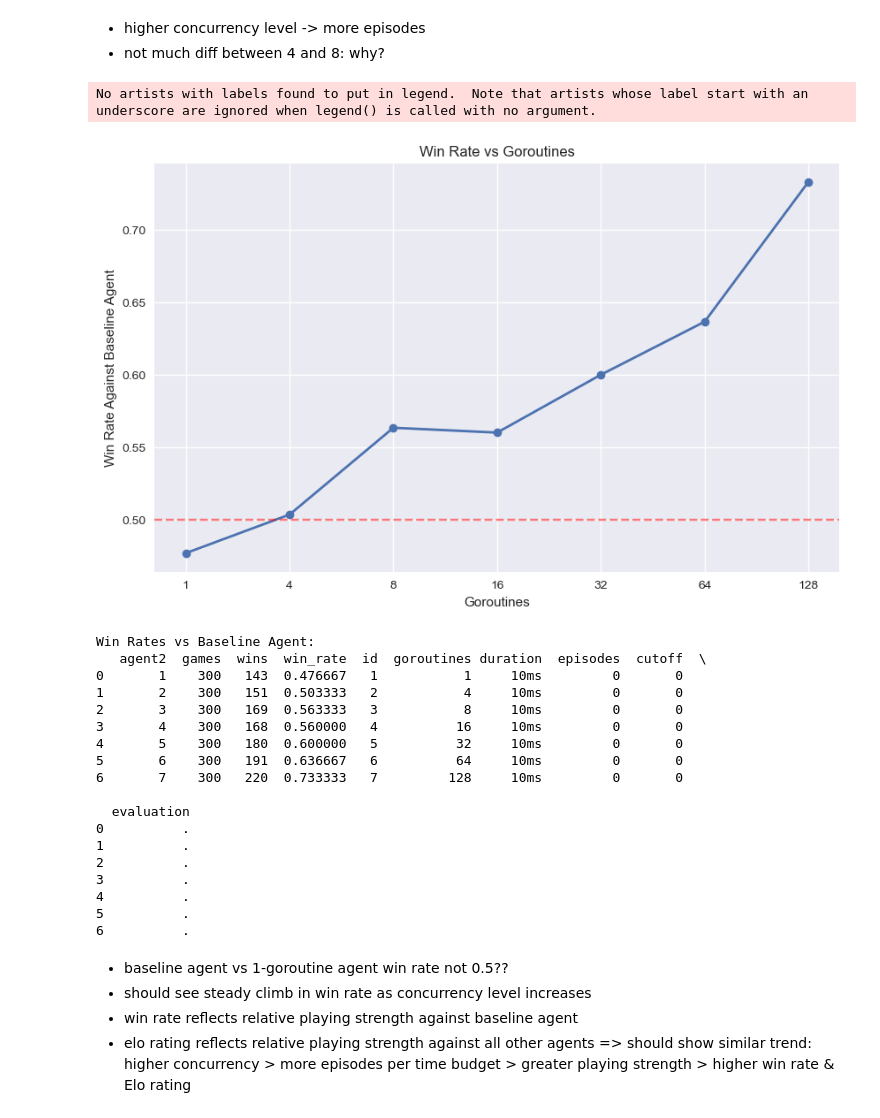
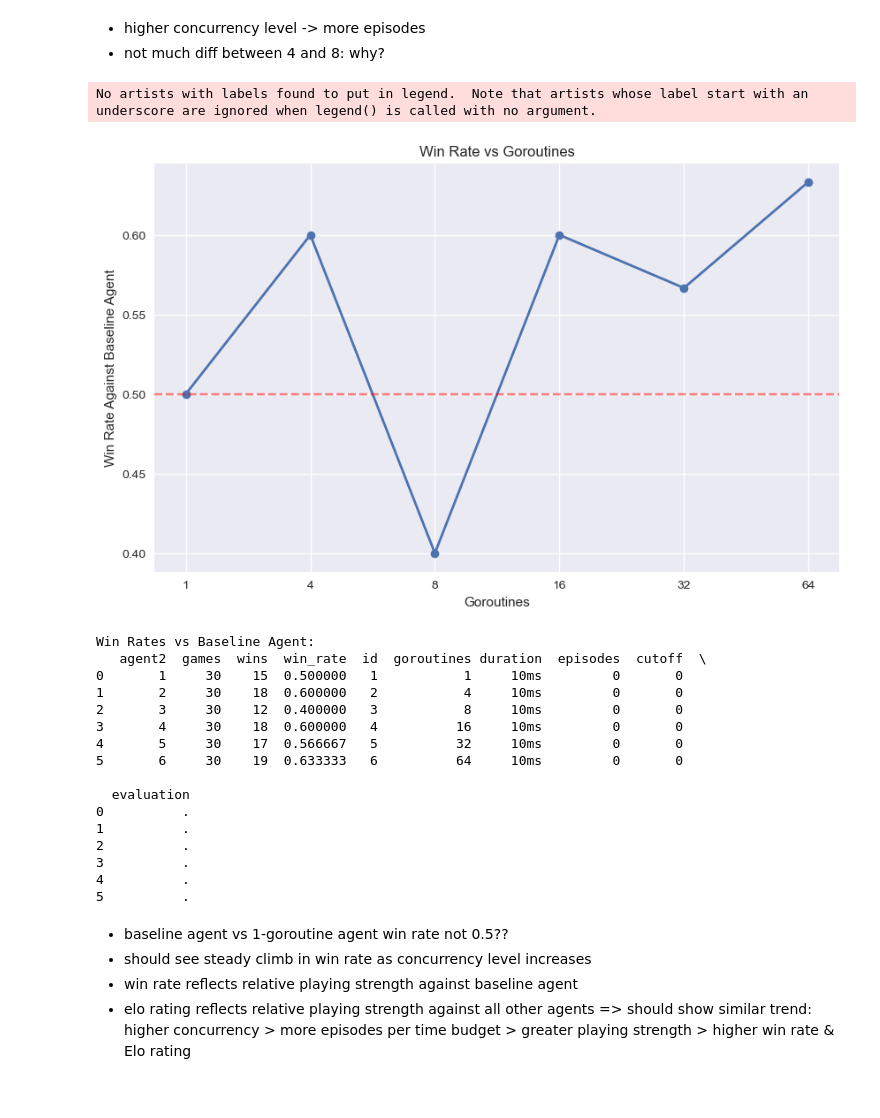
Before and after one commit to christopherWilliams98/risk-agent, a Jupyter notebook: experiments/analysis.ipynb, the cells around one changed output. Cells and saved outputs as stored; diff of their text form; code cells hidden in the pictures.

```diff
--- a/experiments/analysis.ipynb
+++ b/experiments/analysis.ipynb
@@ -11,7 +11,7 @@ plt.style.use('seaborn')
 # %%
 # Load experiment data
 # TODO: use same experiment setup as strength experiment (diff concurrency levels parallel agents vs baseline)
-agent_configs, game_records, move_records, output_dir = load_experiment_data("data/parallelization_to_throughput")
+agent_configs, game_records, move_records, output_dir = load_experiment_data("data/parallelism")
 
 # Generate plots
 # TODO: smaller dot
@@ -58,29 +57,25 @@ goroutines
 - higher concurrency level -> more episodes
 - not much diff between 4 and 8: why?
 # %%
-# Load experiment data
-agent_configs, game_records, move_records, output_dir = load_experiment_data("data/parallelization_to_strength")
-
 # Calculate and plot win rates
 win_rates = calculate_win_rates(game_records, agent_configs)
 # TODO: write number of games played
 plt = plot_win_rates(win_rates, param_col="goroutines", output_dir=output_dir)
 plt.show()
 
 print("\nWin Rates vs Baseline Agent:")
 print(win_rates)
 # %% [output]
 No artists with labels found to put in legend.  Note that artists whose label start with an underscore are ignored when legend() is called with no argument.
-[figure, old version]
+[figure, new version]
 Win Rates vs Baseline Agent:
    agent2  games  wins  win_rate  id  goroutines duration  episodes  cutoff  \
-0       1    300   143  0.476667   1           1     10ms         0       0
-1       2    300   151  0.503333   2           4     10ms         0       0
-2       3    300   169  0.563333   3           8     10ms         0       0
-3       4    300   168  0.560000   4          16     10ms         0       0
-4       5    300   180  0.600000   5          32     10ms         0       0
-5       6    300   191  0.636667   6          64     10ms         0       0
-6       7    300   220  0.733333   7         128     10ms         0       0
+0       1     30    15  0.500000   1           1     10ms         0       0
+1       2     30    18  0.600000   2           4     10ms         0       0
+2       3     30    12  0.400000   3           8     10ms         0       0
+3       4     30    18  0.600000   4          16     10ms         0       0
+4       5     30    17  0.566667   5          32     10ms         0       0
+5       6     30    19  0.633333   6          64     10ms         0       0
 
   evaluation
 0          .
@@ -89,7 +84,6 @@ Win Rates vs Baseline Agent:
 3          .
 4          .
 5          .
-6          .
 # %% [markdown]
 - baseline agent vs 1-goroutine agent win rate not 0.5??
 - should see steady climb in win rate as concurrency level increases
```
Also changed, not shown: parts of 4 cells of this notebook, 7 other files.
